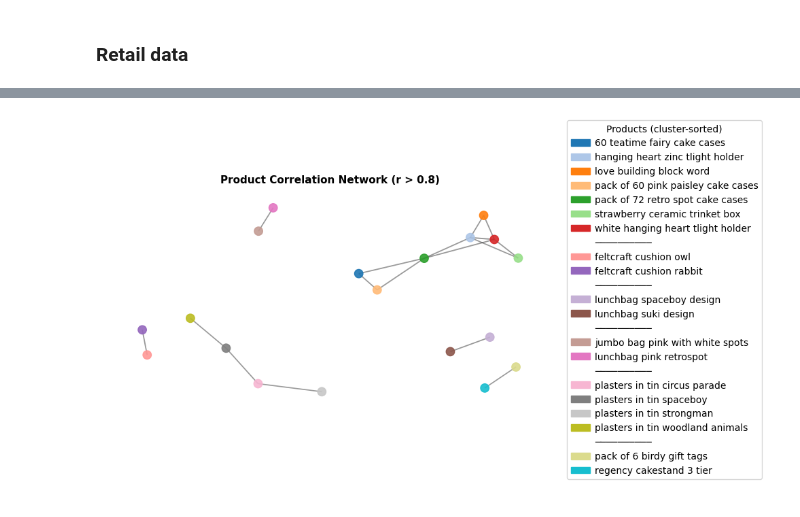
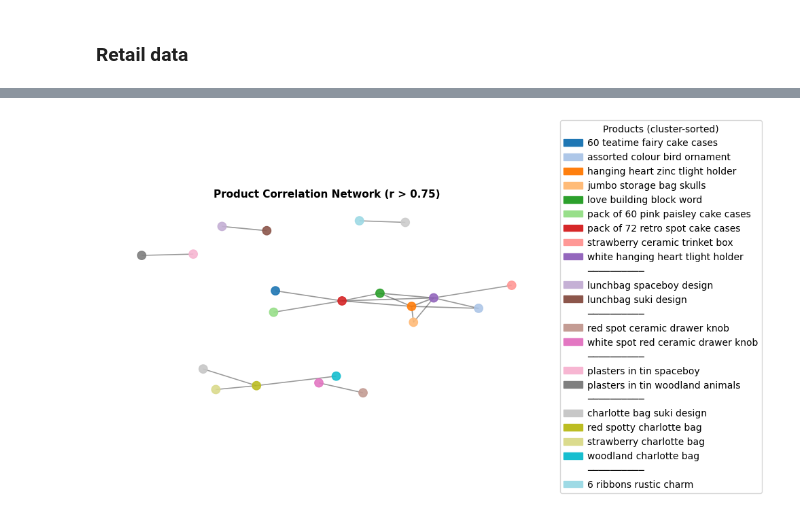
Before and after one commit to luizvalle/ieor4578_project2, a Jupyter notebook: notebooks/data_exploration/data_exploration.ipynb, the cells around one changed output, grey strips where cells are left out. Drawn from its saved outputs; the diff is of its cells as text; code cells hidden in the pictures.

```diff
--- a/notebooks/data_exploration/data_exploration.ipynb
+++ b/notebooks/data_exploration/data_exploration.ipynb
@@ -350,30 +382,39 @@ plt.show()
 # %%
 fig, axs = plt.subplots(nrows=2, ncols=2, figsize=(12, 7))
-
-fig.suptitle('PACF Plot', fontweight='bold')
+fig.suptitle('Top 5 Significant Lags (PACF)', fontweight='bold')
 
 for ax, product in zip(axs.flatten(), product_sample):
     total_sold = total_units_sold_by_product.loc[product]
-    data = online_retail_df.query(f'Description == "{product}"') \
-                           .set_index('Date')['UnitsSold'] \
-                           .sort_index()
+    data = (
+        online_retail_df
+        .query(f'Description == "{product}"')
+        .set_index('Date')['UnitsSold']
+        .sort_index()
+    )
 
     lags = 90
 
     plot_pacf(data, lags=lags, ax=ax, zero=False)
 
     pacf_vals, confints = pacf(data, nlags=lags, alpha=0.05)
-    significant_lags = [(lag, pacf)
-                        for lag, (pacf, confint) in enumerate(zip(pacf_vals[1:], confints[1:]), start=1)
-                        if confint[0] > 0 or confint[1] < 0]
 
-    colors = cm.get_cmap('tab20', len(significant_lags))
-    for i, (lag, pacf_val) in enumerate(significant_lags):
+    # Identify significant lags
+    significant_lags = [
+        (lag, pacf_val)
+        for lag, (pacf_val, confint) in enumerate(zip(pacf_vals[1:], confints[1:]), start=1)
+        if confint[0] > 0 or confint[1] < 0
+    ]
+
+    # Sort by absolute PACF and keep top 5
+    top_lags = sorted(significant_lags, key=lambda x: abs(x[1]), reverse=True)[:5]
+
+    colors = cm.get_cmap('tab20', len(top_lags))
+    for i, (lag, pacf_val) in enumerate(top_lags):
         ax.scatter(lag, pacf_val, color=colors(i), label=f'Lag {lag}', zorder=5)
 
     ax.set_title(f'{product.capitalize()}')
     ax.set_xlabel('Lag (days)')
-    ax.set_ylabel('Autocorrelation')
+    ax.set_ylabel('Partial Autocorrelation')
     ax.legend()
     ax.grid()
 
@@ -648,7 +689,7 @@ high_corr_pairs = upper.stack().reset_index()
 high_corr_pairs.columns = ['Product A', 'Product B', 'Correlation']
 
 # Filter for strong correlations
-high_corr_pairs = high_corr_pairs[high_corr_pairs['Correlation'] > 0.8]
+high_corr_pairs = high_corr_pairs[high_corr_pairs['Correlation'] > 0.75]
 
 # Sort by strength
 high_corr_pairs = high_corr_pairs.sort_values(by='Correlation', ascending=False)
@@ -730,35 +770,35 @@ nx.draw_networkx_edges(
     alpha=0.4
 )
 
 # Build legend entries, adding separator between cluster transitions
 legend_handles = []
 last_cluster = None
 for product, cluster_id in top_products:
     if last_cluster is not None and cluster_id != last_cluster:
         # Add a separator (a transparent patch with a line as the label)
         legend_handles.append(
             mpatches.Patch(color='none', label='──────────')  # separator line
         )
     legend_handles.append(
         mpatches.Patch(color=product_colors[product], label=product)
     )
     last_cluster = cluster_id
 
 plt.legend(
     handles=legend_handles,
     loc='center left',
     bbox_to_anchor=(1, 0.5),
     title='Products (cluster-sorted)',
     handletextpad=0.5,
     borderaxespad=1
 )
 
-plt.title("Product Correlation Network (r > 0.8)", fontsize=11, fontweight='bold')
+plt.title("Product Correlation Network (r > 0.75)", fontsize=11, fontweight='bold')
 plt.axis('off')
 plt.tight_layout()
 plt.show()
 # %% [output]
-[figure, old version]
+[figure, new version]
 # %%
 fig, axs = plt.subplots(nrows=3, ncols=2, figsize=(10,10))
 
```
Also changed, not shown: parts of 27 cells of this notebook, 4 other files.
